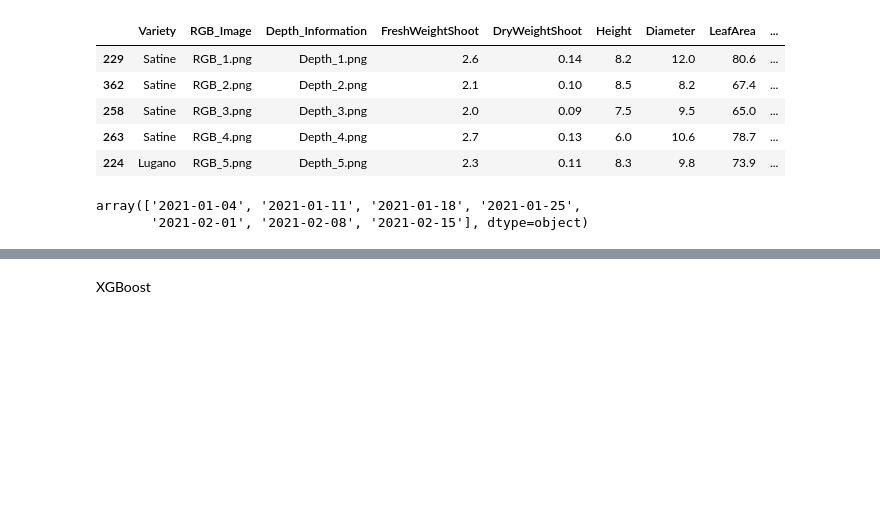
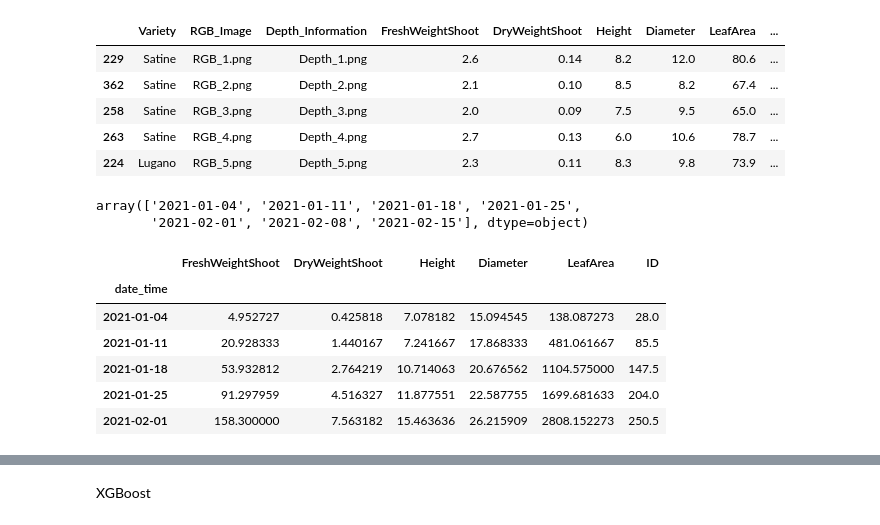
Before and after one commit to Niekwijs/lettuce-growth-models, a Jupyter notebook: Forecasting/GXBoost.ipynb, the cells around one changed output, grey strips where cells are left out. Cells and saved outputs as stored; diff of their text form; code cells hidden in the pictures; blank space fills up the shorter version.

```diff
--- a/Forecasting/GXBoost.ipynb
+++ b/Forecasting/GXBoost.ipynb
@@ -54,6 +53,16 @@ def prepare_dataframe(df, variety):
     return df
 # %%
 df = prepare_dataframe(df, "Satine")
+
+df.head()
+# %% [output]
+|  | FreshWeightShoot | DryWeightShoot | Height | Diameter | LeafArea | ID |
+| date_time |  |  |  |  |  |  |
+| 2021-01-04 | 4.952727 | 0.425818 | 7.078182 | 15.094545 | 138.087273 | 28.0 |
+| 2021-01-11 | 20.928333 | 1.440167 | 7.241667 | 17.868333 | 481.061667 | 85.5 |
+| 2021-01-18 | 53.932812 | 2.764219 | 10.714063 | 20.676562 | 1104.575000 | 147.5 |
+| 2021-01-25 | 91.297959 | 4.516327 | 11.877551 | 22.587755 | 1699.681633 | 204.0 |
+| 2021-02-01 | 158.300000 | 7.563182 | 15.463636 | 26.215909 | 2808.152273 | 250.5 |
 # %%
 def split_data(train_weeks, validation_weeks):
     # Raises exception when te requested amount of weeks is to big
```
Also changed, not shown: parts of 9 cells of this notebook, 2 other files.
